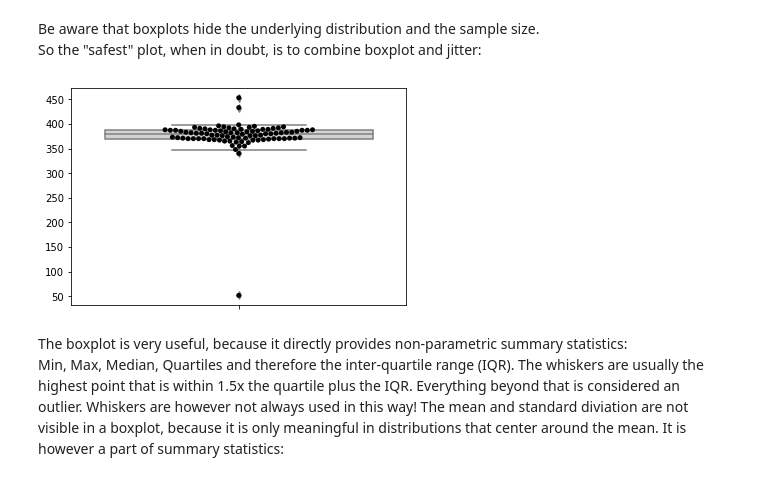
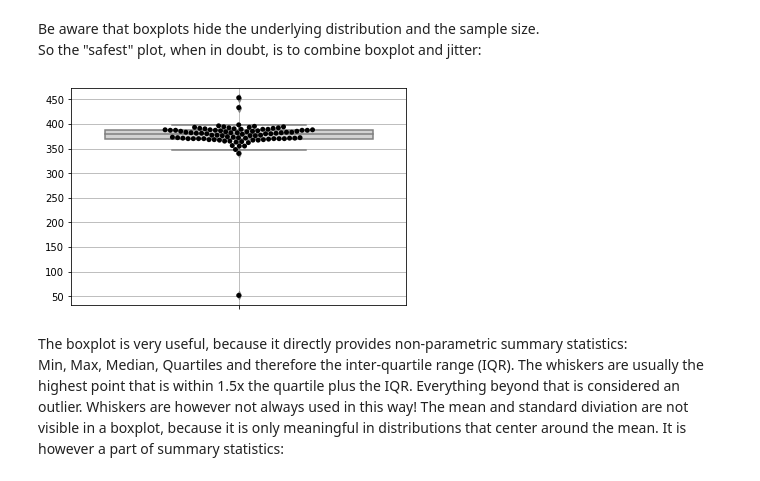
Before and after one commit to BiAPoL/Bio-image_Analysis_with_Python, a Jupyter notebook: biostatistics/stats2.ipynb, the cells around one changed output. Cells and saved outputs as stored; diff of their text form; code cells hidden in the pictures.

```diff
--- a/biostatistics/stats2.ipynb
+++ b/biostatistics/stats2.ipynb
@@ -206,3 +206,7 @@ print(dat)
 87                                 NaN               NaN                  NaN
 
 [88 rows x 5 columns]
+# %%
+dat = pd.read_csv(os.path.join('https://raw.githubusercontent.com/BiAPoL/Bio-image_Analysis_with_Python/main/biostatistics/data/BBBC001.csv'), header=1, sep=';')
+
+print(dat)
@@ -267,11 +289,11 @@ sns.boxplot(y=man_count)
 Be aware that boxplots hide the underlying distribution and the sample size.
 So the "safest" plot, when in doubt, is to combine boxplot and jitter:
 # %%
-
 ax = sns.swarmplot(y=man_count, color="black")
 ax = sns.boxplot(y=man_count,color="lightgrey")
+ax.grid()
 # %% [output]
-[figure, old version]
+[figure, new version]
 # %% [markdown]
 The boxplot is very useful, because it directly provides non-parametric summary statistics:
 Min, Max, Median, Quartiles and therefore the inter-quartile range (IQR). The whiskers are usually the highest point that is within 1.5x the quartile plus the IQR. Everything beyond that is considered an outlier. Whiskers are however not always used in this way!
```
Also changed, not shown: parts of 12 cells of this notebook, 2 other files.
